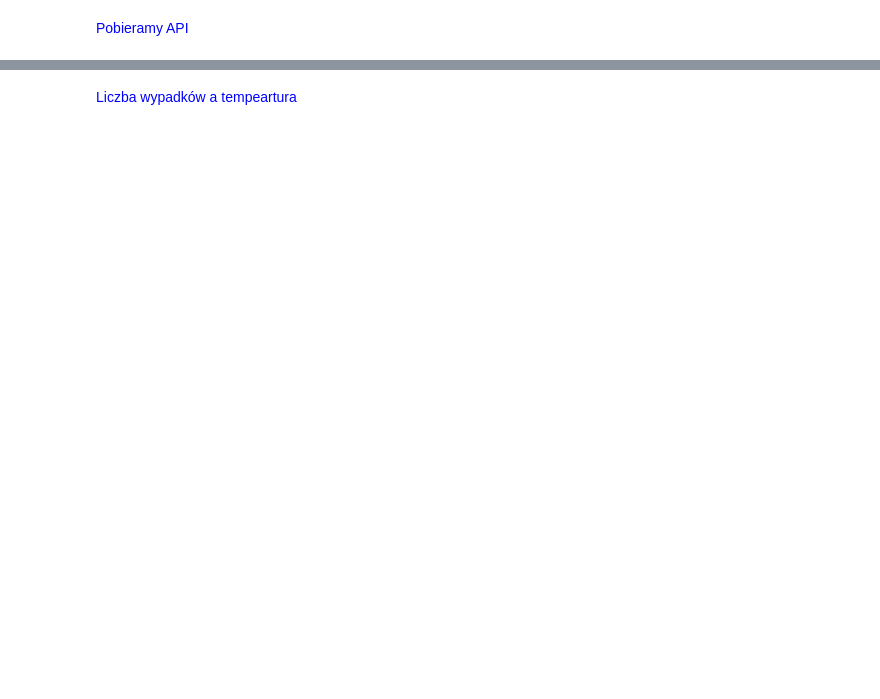
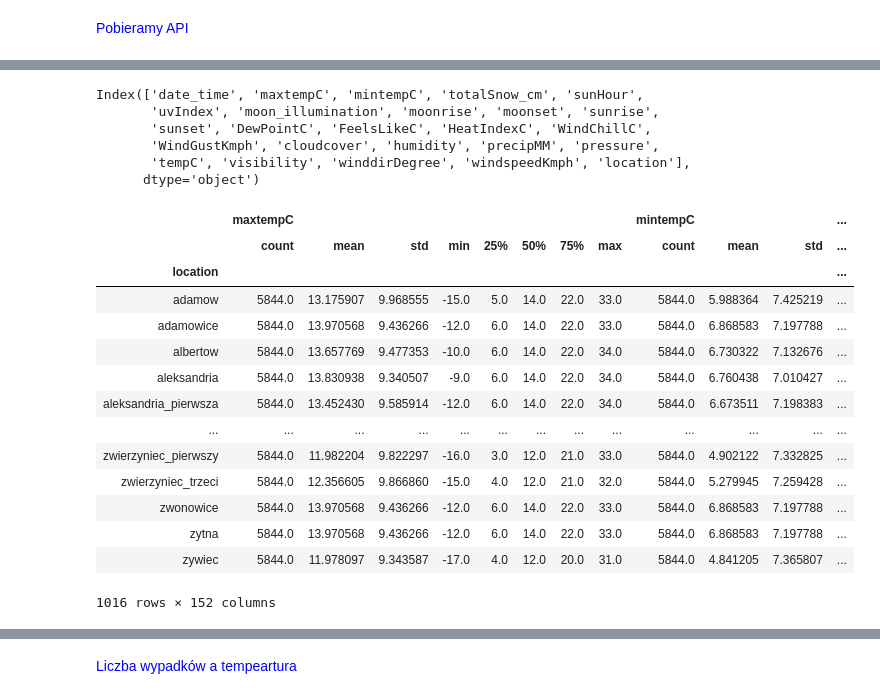
Before and after one commit to KGorczyca/Car_accidents, a Jupyter notebook: pogoda.ipynb, the cells around one changed output, grey strips where cells are left out. Drawn from its saved outputs; the diff is of its cells as text; code cells hidden in the pictures; blank space fills up the shorter version.

```diff
--- a/pogoda.ipynb
+++ b/pogoda.ipynb
@@ -4,6 +4,7 @@ import numpy as np
 import datetime
 # %%
 dane = pd.read_csv('Data/df_enriched.csv')
+pd.options.display.max_columns=100
 dane.head()
 # %% [output]
 |  | Unnamed: 0 | data_zdarzenia | godzina | GPS_x | GPS_y | miejscowosc | ulica | numer_domu | numer_drogi | ... |
@@ -110,0 +171,39 @@ Index(['date_time', 'maxtempC', 'mintempC', 'totalSnow_cm', 'sunHour',
+# %%
+files = os.listdir('C:/Users/HP/DataWorkshop/Data/WEATHER_HOURLY')
+
+result = pd.concat([pd.read_csv(f) for f in files], ignore_index=True) #łączę pliki csv zawierające dane pogodowe dla danej miejscowościnw jeden plik csv
+# %%
+result.columns
+# %% [output]
+Index(['date_time', 'maxtempC', 'mintempC', 'totalSnow_cm', 'sunHour',
+       'uvIndex', 'moon_illumination', 'moonrise', 'moonset', 'sunrise',
+       'sunset', 'DewPointC', 'FeelsLikeC', 'HeatIndexC', 'WindChillC',
+       'WindGustKmph', 'cloudcover', 'humidity', 'precipMM', 'pressure',
+       'tempC', 'visibility', 'winddirDegree', 'windspeedKmph', 'location'],
+      dtype='object')
+# %%
+#zmieniam typ kolumny z datą
+
+result['date_time'] = pd.to_datetime(result['date_time'])
+
+#result.maxtempC.unique()
+#temp_bins = [-29, -20, -10,0, 10, 20, 30, 40, 50]
+#pd.cut(result['maxtempC'],bins=temp_bins)
+#result.maxtempC=pd.cut(result['maxtempC'],bins=temp_bins)
+result.groupby(['location']).describe()
+# %% [output]
+|  | maxtempC |  |  |  |  |  |  |  | mintempC |  |  | ... |
+|  | count | mean | std | min | 25% | 50% | 75% | max | count | mean | std | ... |
+| location |  |  |  |  |  |  |  |  |  |  |  | ... |
+| adamow | 5844.0 | 13.175907 | 9.968555 | -15.0 | 5.0 | 14.0 | 22.0 | 33.0 | 5844.0 | 5.988364 | 7.425219 | ... |
+| adamowice | 5844.0 | 13.970568 | 9.436266 | -12.0 | 6.0 | 14.0 | 22.0 | 33.0 | 5844.0 | 6.868583 | 7.197788 | ... |
+| albertow | 5844.0 | 13.657769 | 9.477353 | -10.0 | 6.0 | 14.0 | 22.0 | 34.0 | 5844.0 | 6.730322 | 7.132676 | ... |
+| aleksandria | 5844.0 | 13.830938 | 9.340507 | -9.0 | 6.0 | 14.0 | 22.0 | 34.0 | 5844.0 | 6.760438 | 7.010427 | ... |
+| aleksandria_pierwsza | 5844.0 | 13.452430 | 9.585914 | -12.0 | 6.0 | 14.0 | 22.0 | 34.0 | 5844.0 | 6.673511 | 7.198383 | ... |
+| ... | ... | ... | ... | ... | ... | ... | ... | ... | ... | ... | ... | ... |
+| zwierzyniec_pierwszy | 5844.0 | 11.982204 | 9.822297 | -16.0 | 3.0 | 12.0 | 21.0 | 33.0 | 5844.0 | 4.902122 | 7.332825 | ... |
+| zwierzyniec_trzeci | 5844.0 | 12.356605 | 9.866860 | -15.0 | 4.0 | 12.0 | 21.0 | 32.0 | 5844.0 | 5.279945 | 7.259428 | ... |
+| zwonowice | 5844.0 | 13.970568 | 9.436266 | -12.0 | 6.0 | 14.0 | 22.0 | 33.0 | 5844.0 | 6.868583 | 7.197788 | ... |
+| zytna | 5844.0 | 13.970568 | 9.436266 | -12.0 | 6.0 | 14.0 | 22.0 | 33.0 | 5844.0 | 6.868583 | 7.197788 | ... |
+| zywiec | 5844.0 | 11.978097 | 9.343587 | -17.0 | 4.0 | 12.0 | 20.0 | 31.0 | 5844.0 | 4.841205 | 7.365807 | ... |
+1016 rows × 152 columns
```
Also changed, not shown: parts of 35 cells of this notebook.
